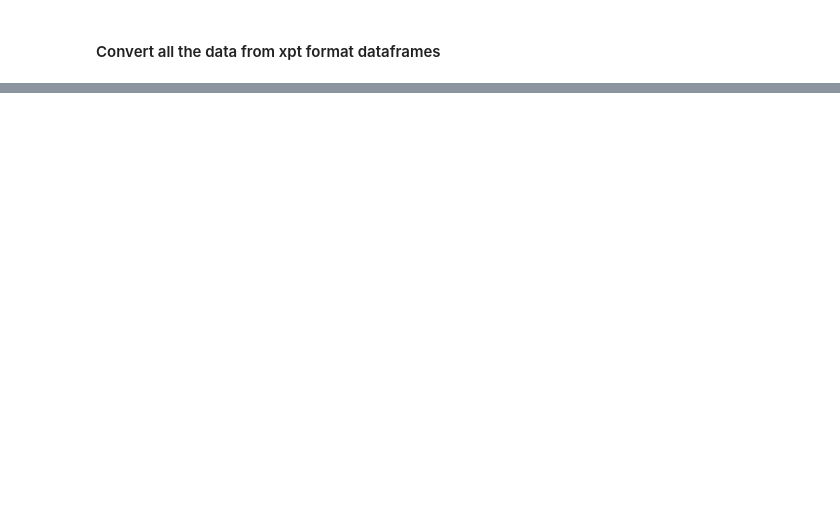
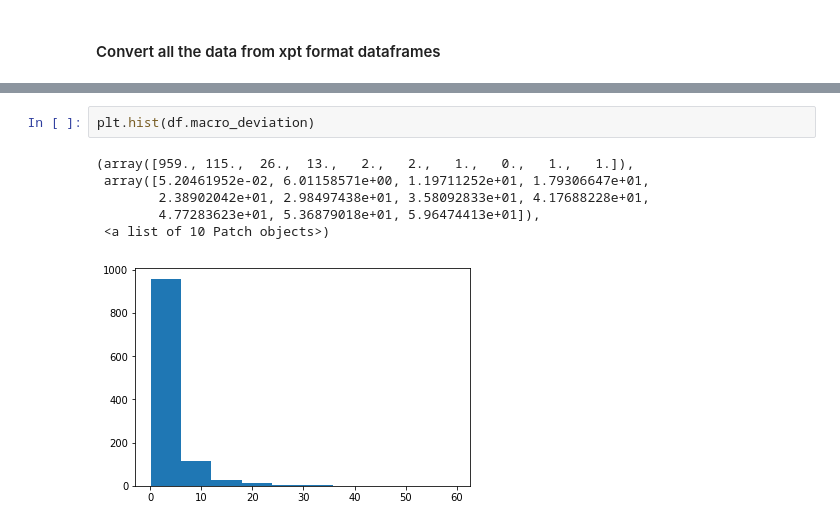
Before and after one commit to lanceflotofb/child_health_analytics, a Jupyter notebook: child_health_analytics.ipynb, the cells around one changed output, grey strips where cells are left out. Drawn from its saved outputs; the diff is of its cells as text; blank space fills up the shorter version.

```diff
--- a/child_health_analytics.ipynb
+++ b/child_health_analytics.ipynb
@@ -297,0 +609,9 @@ df.columns = [
+# %%
+plt.hist(df.macro_deviation)
+# %% [output]
+(array([959., 115.,  26.,  13.,   2.,   2.,   1.,   0.,   1.,   1.]),
+ array([5.20461952e-02, 6.01158571e+00, 1.19711252e+01, 1.79306647e+01,
+        2.38902042e+01, 2.98497438e+01, 3.58092833e+01, 4.17688228e+01,
+        4.77283623e+01, 5.36879018e+01, 5.96474413e+01]),
+ <a list of 10 Patch objects>)
+[figure, added]
```
Also changed, not shown: parts of 247 cells of this notebook.
